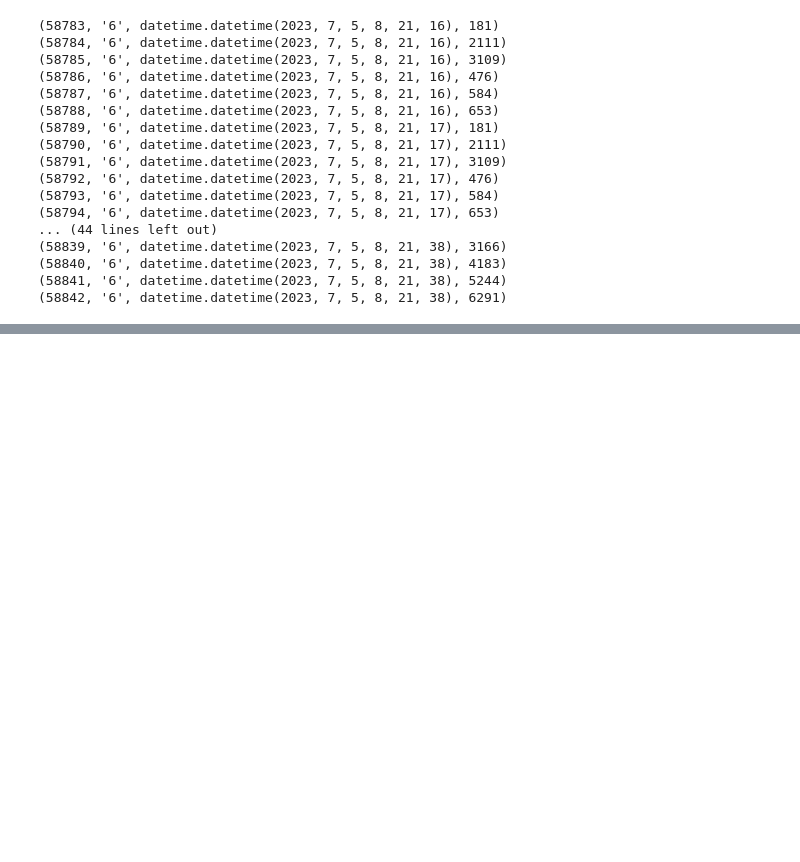
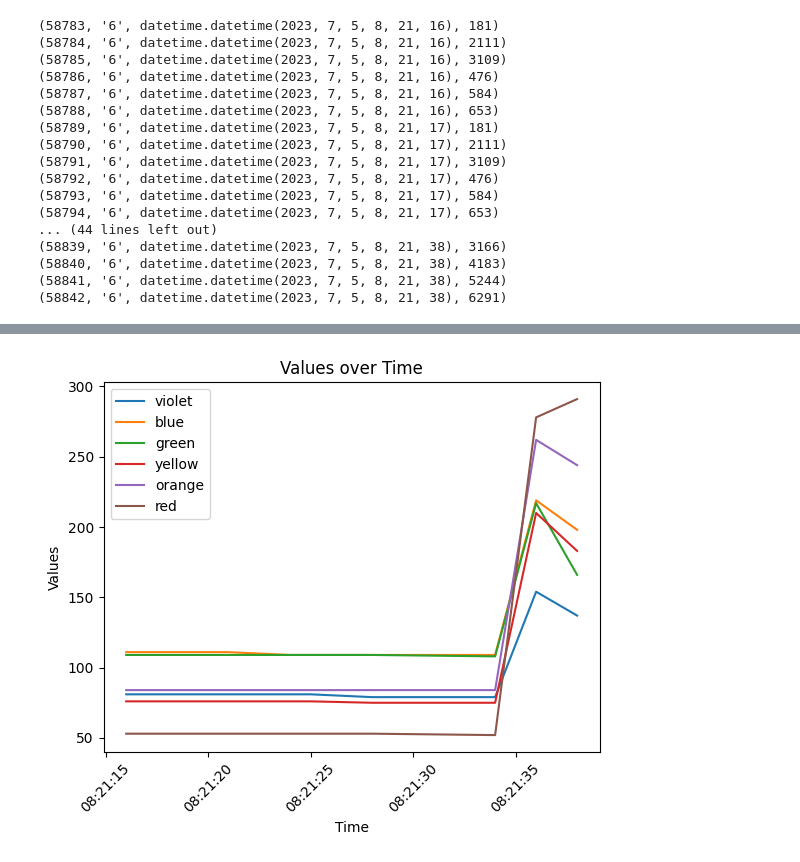
Before and after one commit to Gressling/hu-reactor, a Jupyter notebook: devices/Color_Sensor_AS7262/eval.ipynb, the cells around one changed output, grey strips where cells are left out. Cells and saved outputs as stored; diff of their text form; code cells hidden in the pictures; blank space fills up the shorter version.

```diff
--- a/devices/Color_Sensor_AS7262/eval.ipynb
+++ b/devices/Color_Sensor_AS7262/eval.ipynb
@@ -39,0 +87,32 @@ conn.close()
+# %%
+import matplotlib.pyplot as plt
+
+# Prepare the data for plotting
+colors = ['violet', 'blue', 'green', 'yellow', 'orange', 'red']
+
+# Convert the 'time' column to datetime format
+df['time'] = pd.to_datetime(df['time'])
+
+# Plotting
+fig, ax = plt.subplots()
+
+# Iterate over the colors and plot them individually
+for color in colors:
+    subset = df[df['color'] == color]
+    ax.plot(subset['time'], subset['values'], label=color)
+
+# Set labels and title
+ax.set_xlabel('Time')
+ax.set_ylabel('Values')
+ax.set_title('Values over Time')
+
+# Display the legend
+ax.legend()
+
+# Rotate x-axis labels for better readability (optional)
+plt.xticks(rotation=45)
+
+# Display the plot
+plt.show()
+# %% [output]
+[figure, added]
```
Also changed, not shown: parts of 1 cell of this notebook.
